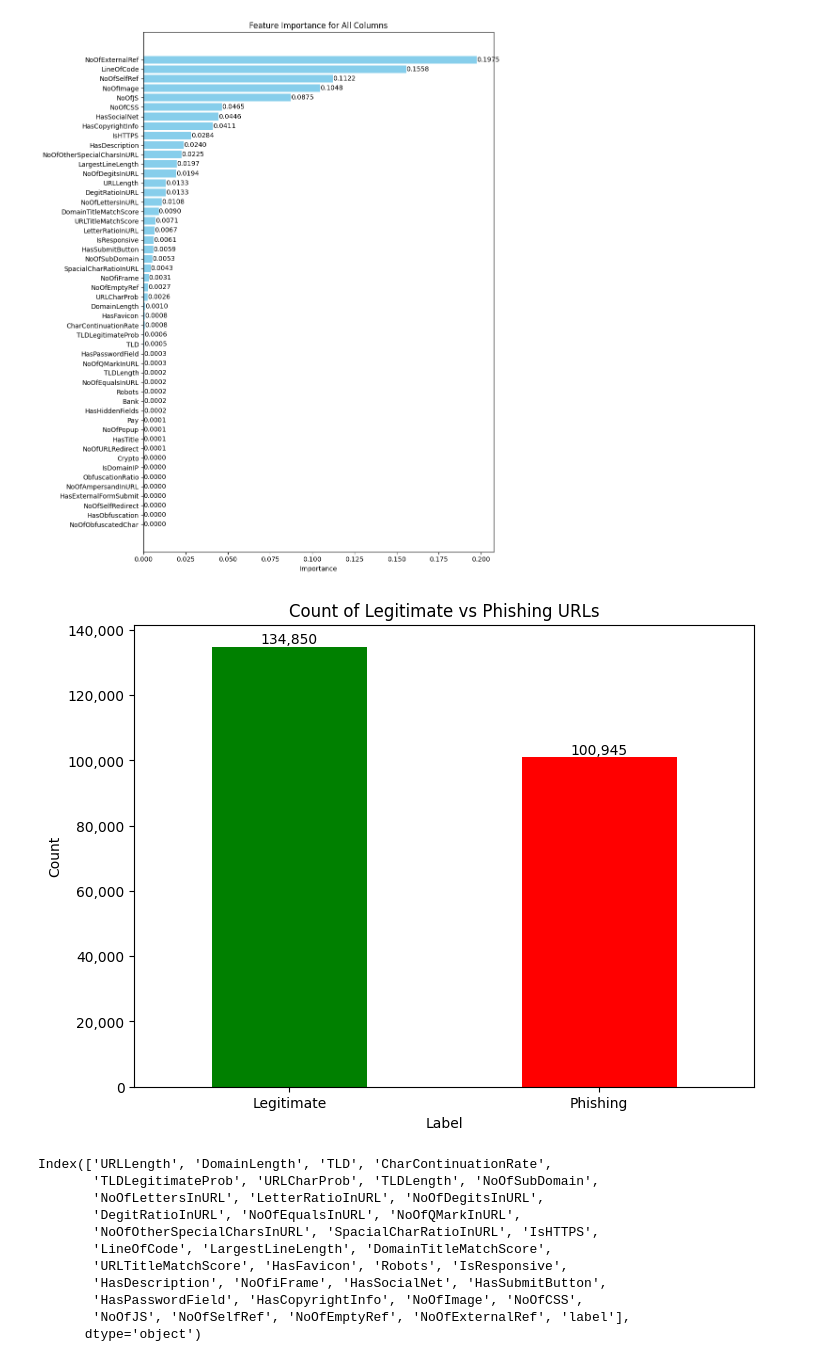
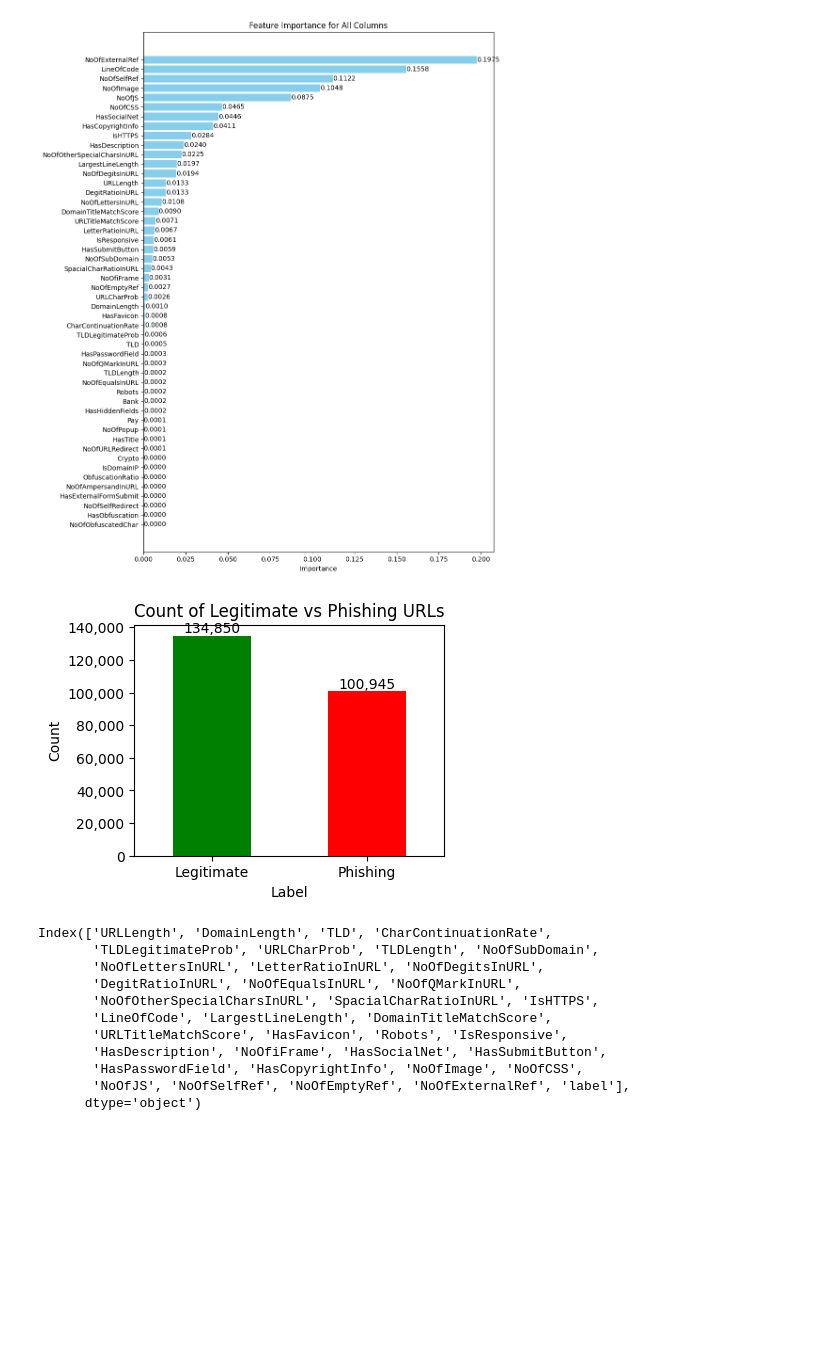
Before and after one commit to cybercoded/phishsighter, a Jupyter notebook: final-notebook.ipynb, the cells around one changed output. Cells and saved outputs as stored; diff of their text form; code cells hidden in the pictures; blank space fills up the shorter version.

```diff
--- a/final-notebook.ipynb
+++ b/final-notebook.ipynb
@@ -135,25 +135,25 @@ plt.show()
 # %%
 # Counting the number of legitimate and phishing URLs
 url_counts = df['label'].value_counts()
 
 # Plotting the bar graph with labels
-plt.figure(figsize=(8, 6))
+plt.figure(figsize=(5, 4))
 ax = url_counts.plot(kind='bar', color=['green', 'red'])
 
 # Adding labels on top of the bars with commas for readability
 for container in ax.containers:
     ax.bar_label(container, fmt='{:,.0f}')
 
 # Formatting the y-axis labels with commas for readability
 ax.get_yaxis().set_major_formatter(plt.FuncFormatter(lambda x, loc: "{:,}".format(int(x))))
 
 plt.title('Count of Legitimate vs Phishing URLs')
 plt.xlabel('Label')
 plt.ylabel('Count')
 plt.xticks(ticks=[0, 1], labels=['Legitimate', 'Phishing'], rotation=0)
 plt.show()
 # %% [output]
-[figure, old version]
+[figure, new version]
 # %%
 # Functions for plotting graphs
 
```
Also changed, not shown: parts of 5 cells of this notebook, 23 other files.
